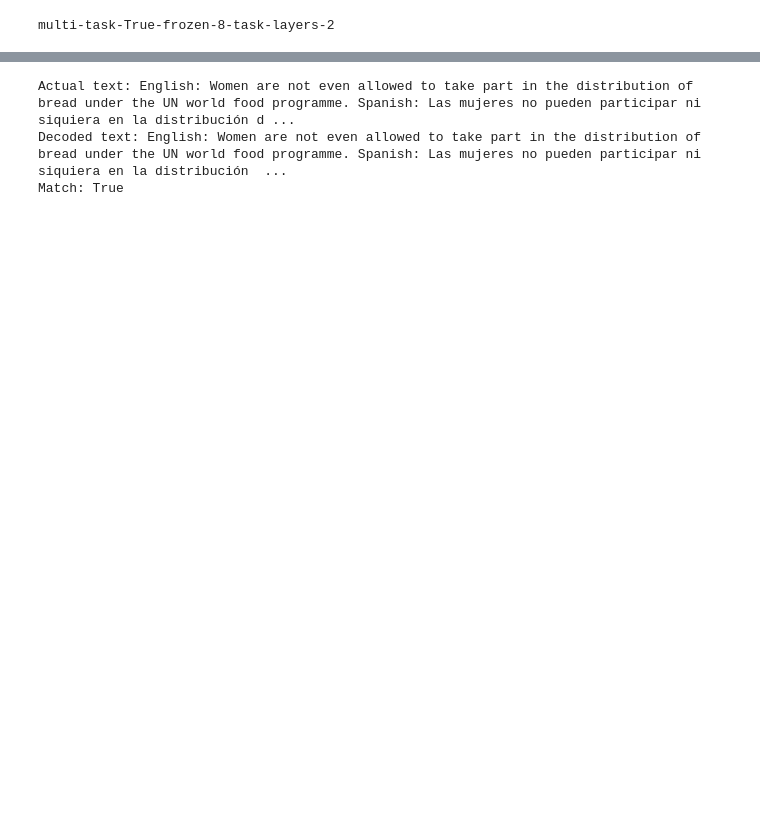
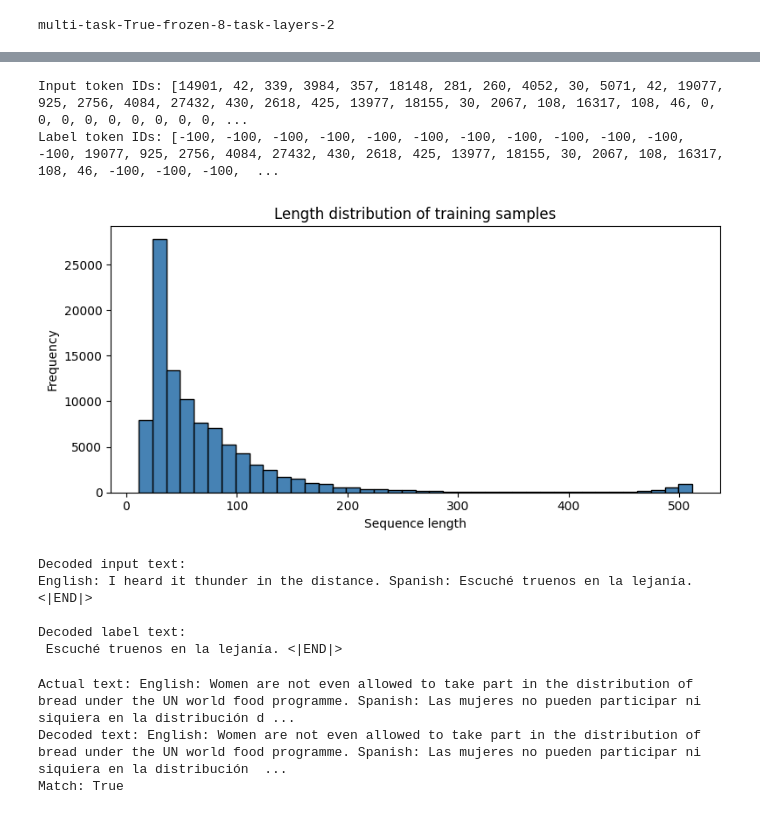
Before and after one commit to leobitz/en-es, a Jupyter notebook: demo-multi-task.ipynb, the cells around one changed output, grey strips where cells are left out. Drawn from its saved outputs; the diff is of its cells as text; code cells hidden in the pictures; blank space fills up the shorter version.

Commit message:
sft training

```diff
--- a/demo-multi-task.ipynb
+++ b/demo-multi-task.ipynb
@@ -173,6 +172,45 @@ class TranslationDataset(torch.utils.data.Dataset):
 
 train_dataset = TranslationDataset(train_df, tokenizer, max_length=max_length)
 val_dataset = TranslationDataset(val_df, tokenizer, max_length=max_length)
+# %%
+sample_idx = 0
+sample = train_dataset[sample_idx]
+
+print("Input token IDs:", sample["input_ids"].tolist())
+print("Label token IDs:", sample["labels"].tolist())
+# %% [output]
+Input token IDs: [14901, 42, 339, 3984, 357, 18148, 281, 260, 4052, 30, 5071, 42, 19077, 925, 2756, 4084, 27432, 430, 2618, 425, 13977, 18155, 30, 2067, 108, 16317, 108, 46, 0, 0, 0, 0, 0, 0, 0, 0, 0, ...
+Label token IDs: [-100, -100, -100, -100, -100, -100, -100, -100, -100, -100, -100, -100, 19077, 925, 2756, 4084, 27432, 430, 2618, 425, 13977, 18155, 30, 2067, 108, 16317, 108, 46, -100, -100, -100,  ...
+# %%
+import matplotlib.pyplot as plt
+
+plt.figure(figsize=(8, 4))
+plt.hist(train_df["length"], bins=40, color="steelblue", edgecolor="black")
+plt.title("Length distribution of training samples")
+plt.xlabel("Sequence length")
+plt.ylabel("Frequency")
+plt.tight_layout()
+plt.show()
+# 50 100 200 300 400 max
+#
+# %% [output]
+[figure, added]
+# %%
+trimmed_input_ids = [tok_id for tok_id in sample["input_ids"].tolist() if tok_id != tokenizer.pad_token_id]
+decoded_inputs = tokenizer.decode(trimmed_input_ids, skip_special_tokens=False)
+print("Decoded input text:")
+print(decoded_inputs)
+
+trimmed_label_ids = [tok_id for tok_id in sample["labels"].tolist() if tok_id != -100]
+decoded_labels = tokenizer.decode(trimmed_label_ids, skip_special_tokens=False)
+print("\nDecoded label text:")
+print(decoded_labels)
+# %% [output]
+Decoded input text:
+English: I heard it thunder in the distance. Spanish: Escuché truenos en la lejanía. <|END|>
+
+Decoded label text:
+ Escuché truenos en la lejanía. <|END|>
 # %%
 sample_idx = 0
 sample_row = train_df.iloc[sample_idx]
```
Also changed, not shown: parts of 4 cells of this notebook, 13 other files.
